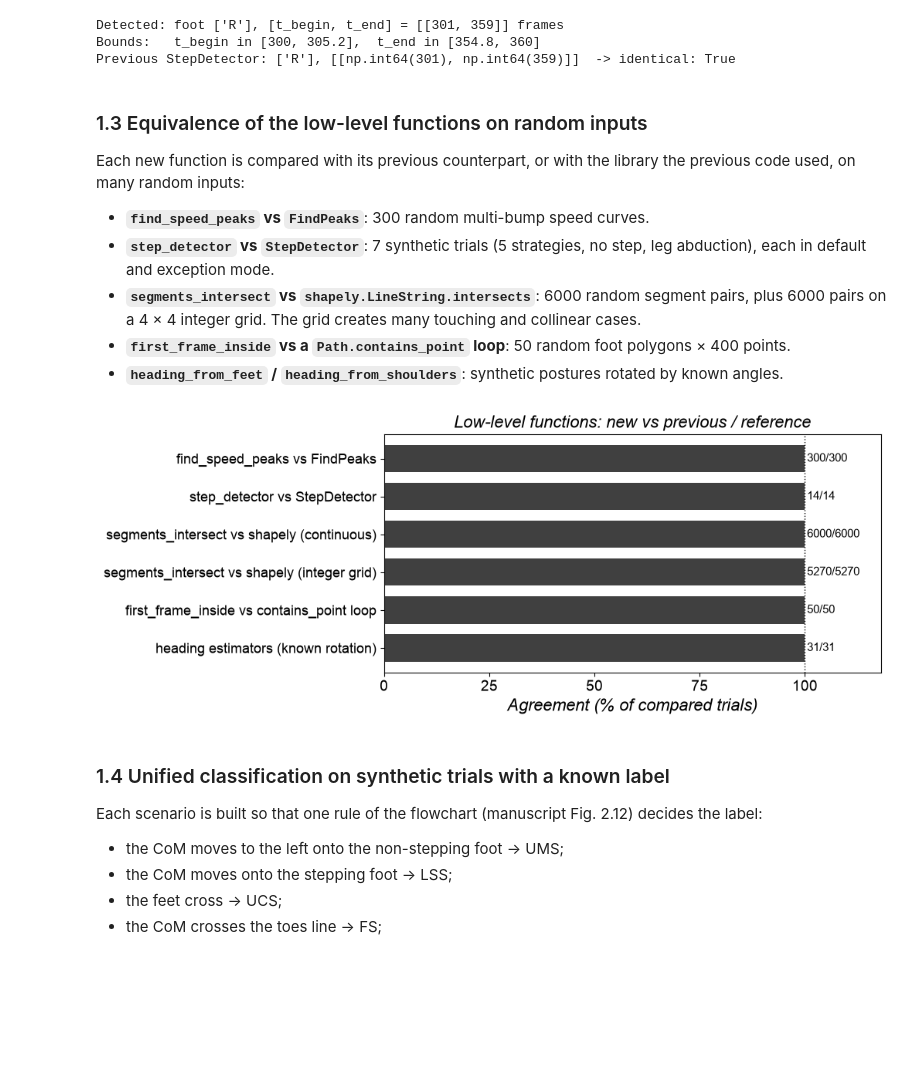
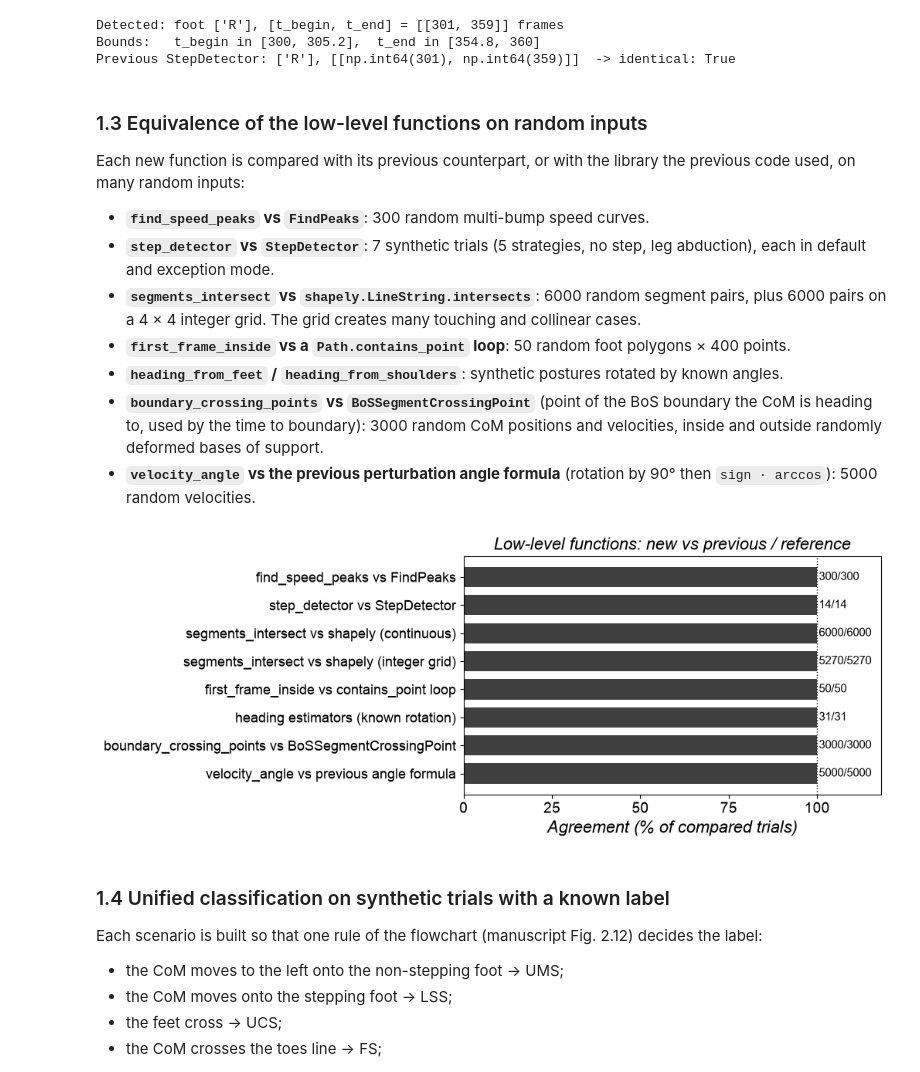
Before and after one commit to ThoChat/Step_Characteristics_Single_Individual, a Jupyter notebook: notebooks/02_Analysis_Test.ipynb, the cells around one changed output. Drawn from its saved outputs; the diff is of its cells as text; code cells hidden in the pictures; blank space fills up the shorter version.

```diff
--- a/notebooks/02_Analysis_Test.ipynb
+++ b/notebooks/02_Analysis_Test.ipynb
@@ -109,6 +109,8 @@ Each new function is compared with its previous counterpart, or with the library
 - **`segments_intersect` vs `shapely.LineString.intersects`**: 6000 random segment pairs, plus 6000 pairs on a 4 × 4 integer grid. The grid creates many touching and collinear cases.
 - **`first_frame_inside` vs a `Path.contains_point` loop**: 50 random foot polygons × 400 points.
 - **`heading_from_feet` / `heading_from_shoulders`**: synthetic postures rotated by known angles.
+- **`boundary_crossing_points` vs `BoSSegmentCrossingPoint`** (point of the BoS boundary the CoM is heading to, used by the time to boundary): 3000 random CoM positions and velocities, inside and outside randomly deformed bases of support.
+- **`velocity_angle` vs the previous perturbation angle formula** (rotation by 90° then `sign · arccos`): 5000 random velocities.
 # %%
 def bumpy_curve(n=800):
     """Random positive speed-like curve: 4 Gaussian bumps + noise.
@@ -148,34 +150,52 @@ results["step_detector vs StepDetector"] = ok
 # Segment intersection
 for name, grid in (("continuous", None), ("integer grid", 4)):
     p = RNG.integers(0, grid, (6000, 8)).astype(float) if grid else RNG.uniform(0, 1, (6000, 8))
     p = p[(np.hypot(p[:, 2] - p[:, 0], p[:, 3] - p[:, 1]) > 0) & (np.hypot(p[:, 6] - p[:, 4], p[:, 7] - p[:, 5]) > 0)]
     new_i = geometry.segments_intersect(p[:, 0:2], p[:, 2:4], p[:, 4:6], p[:, 6:8])
     old_i = np.array([LineString([r[0:2], r[2:4]]).intersects(LineString([r[4:6], r[6:8]])) for r in p])
     results[f"segments_intersect vs shapely ({name})"] = list(new_i == old_i)
 # Polygon containment
 ok = []
 for _ in range(50):
     poly = np.array(list(synthetic.RIGHT_FOOT.values())) + RNG.normal(0, 0.01, (4, 2))
     pts = RNG.uniform(-0.2, 0.3, (400, 2))
     loop = next((i for i, q in enumerate(pts) if MplPath(poly).contains_point(q)), None)
     ok.append(geometry.first_frame_inside(poly, pts) == loop)
 results["first_frame_inside vs contains_point loop"] = ok
 # Heading estimators
 ok = []
 for h in np.linspace(-15, 15, 31):
     tr = synthetic.synthetic_trial(heading_deg=h)
     ok.append(abs(geometry.heading_angle(geometry.heading_from_feet(tr, 100)) - h) < 1e-9
               and abs(geometry.heading_angle(geometry.heading_from_shoulders(tr, 100)) - h) < 1e-9)
 results["heading estimators (known rotation)"] = ok
+# BoS crossing point (time to boundary)
+base = balance.bos_outline(synthetic.synthetic_trial(), [0])[0]
+ok = []
+for _ in range(3000):
+    bos = base + np.r_[RNG.normal(0, 0.02, (6, 2)), np.zeros((1, 2))]
+    bos[-1] = bos[0]  # closed outline
+    com, v = RNG.uniform([-0.35, -0.3], [0.35, 0.4]), RNG.normal(0, 0.5, 2)
+    old_c = ref.BoSSegmentCrossingPoint(bos[:, 0], bos[:, 1], com, v)
+    new_c = balance.boundary_crossing_points(bos[None], com[None], v[None])[0]
+    ok.append(np.allclose(old_c, new_c, rtol=0, atol=1e-9))
+results["boundary_crossing_points vs BoSSegmentCrossingPoint"] = ok
+# Perturbation angle formula
+c90, s90 = np.cos(np.pi / 2), np.sin(np.pi / 2)
+rot = np.array([[c90, s90, 0], [-s90, c90, 0], [0, 0, 1]])
+vel = RNG.normal(0, 0.5, (5000, 3))
+nr = np.array([ref.ChangeOfBasis(x, rot) for x in vel])
+old_a = np.array([np.sign(r[1]) * np.arccos(r[0] / ref.norm(r[:2])) * 180 / np.pi for r in nr])
+results["velocity_angle vs previous angle formula"] = list(np.abs(balance.velocity_angle(vel[:, :2]) - old_a) < 1e-9)
 
 pct = [100 * np.mean(v) for v in results.values()]
 ann = {"agreement": [f"{sum(v)}/{len(v)}" for v in results.values()]}
 fig, ax = plt.subplots(figsize=(style.FIG_WIDTH * 1.3, 0.7 * style.FIG_HEIGHT))
 figures.plot_agreement(ax, list(results), {"agreement": pct}, annotations=ann)
 style.set_labels(ax, title="Low-level functions: new vs previous / reference", fontsize=style.FONT_SIZE - 4)
 fig.tight_layout(); plt.show()
 # %% [output]
-[figure, old version]
+[figure, new version]
 # %% [markdown]
 ### 1.4 Unified classification on synthetic trials with a known label
 
```
Also changed, not shown: parts of 10 cells of this notebook, 18 other files.
